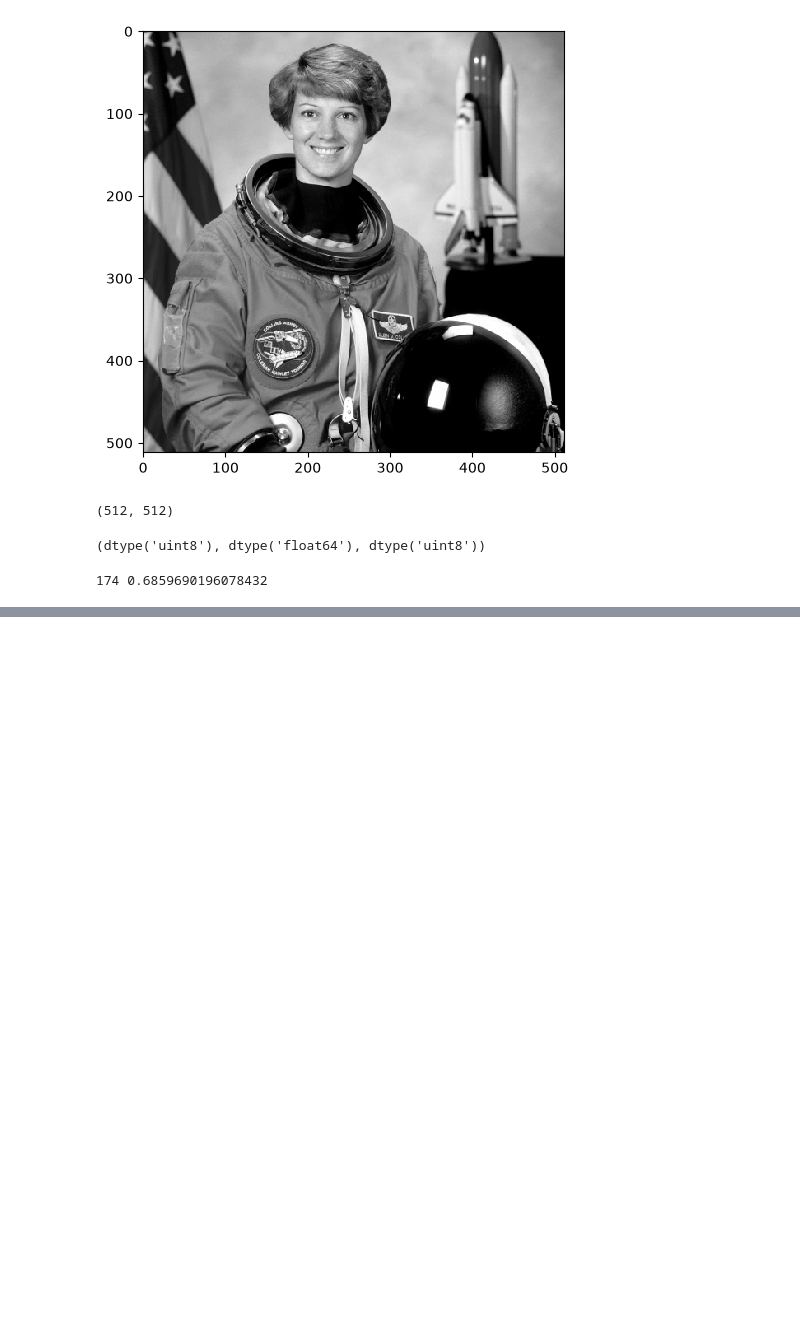
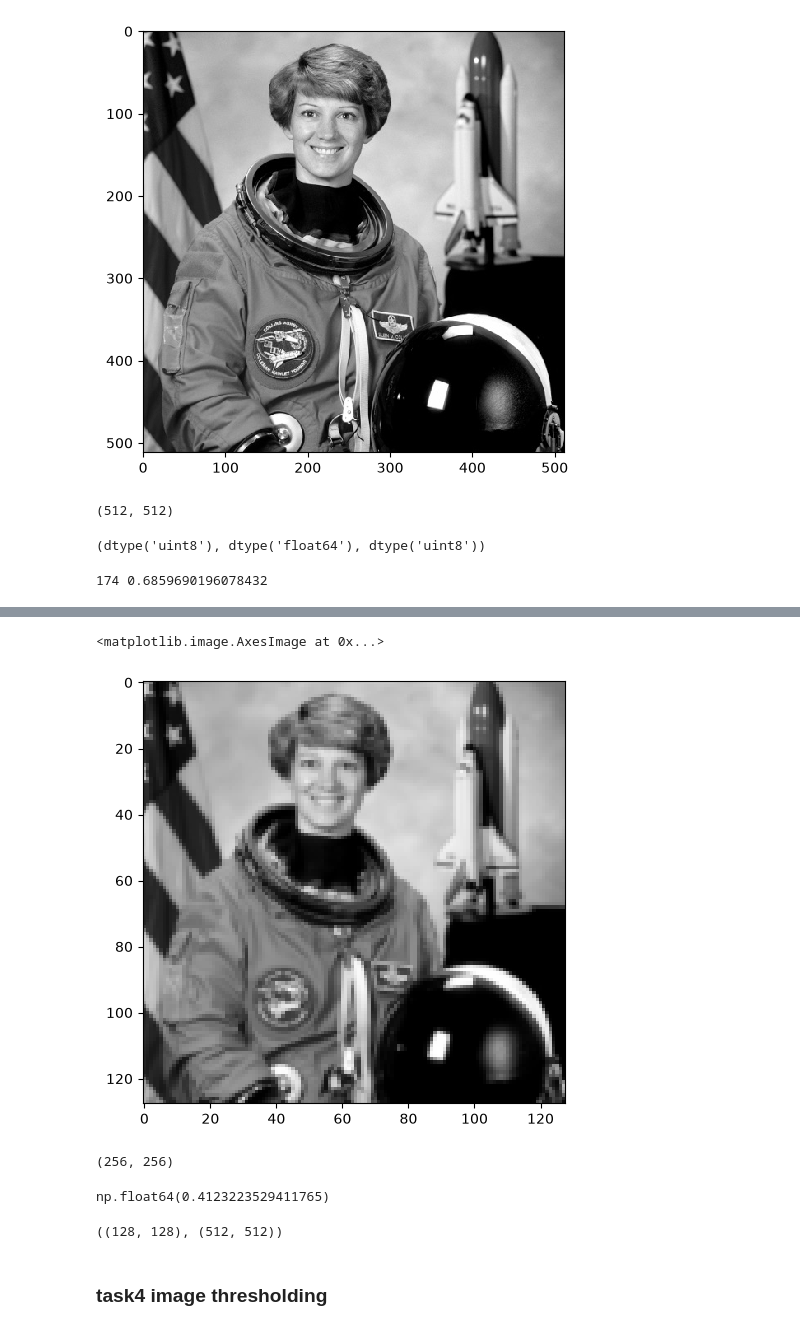
Before and after one commit to vamsik1606/Ai_programmin_course, a Jupyter notebook: lab4/lab4_grp18.ipynb, the cells around one changed output, grey strips where cells are left out. Cells and saved outputs as stored; diff of their text form; code cells hidden in the pictures; blank space fills up the shorter version.

```diff
--- a/lab4/lab4_grp18.ipynb
+++ b/lab4/lab4_grp18.ipynb
@@ -84,0 +114,21 @@ print(image_ast[1,100, 1], grayscale_ast[1,100])
+# %%
+io.imshow(image_rescaled_ast_3)
+# %% [output]
+<matplotlib.image.AxesImage at 0x...>
+[figure, added]
+# %%
+image_ast.shape[0]//2, image_ast.shape[1]//2
+# %% [output]
+(256, 256)
+# %%
+grayscale_ast[0,1]
+# %% [output]
+np.float64(0.4123223529411765)
+# %%
+
+image_resized_ast = resize(grayscale_ast, (image_ast.shape[0]//4, image_ast.shape[1]//4), anti_aliasing=True)
+image_resized_ast.shape,grayscale_ast.shape
+# %% [output]
+((128, 128), (512, 512))
+# %% [markdown]
+### task4 image thresholding
```
Also changed, not shown: parts of 20 cells of this notebook.
